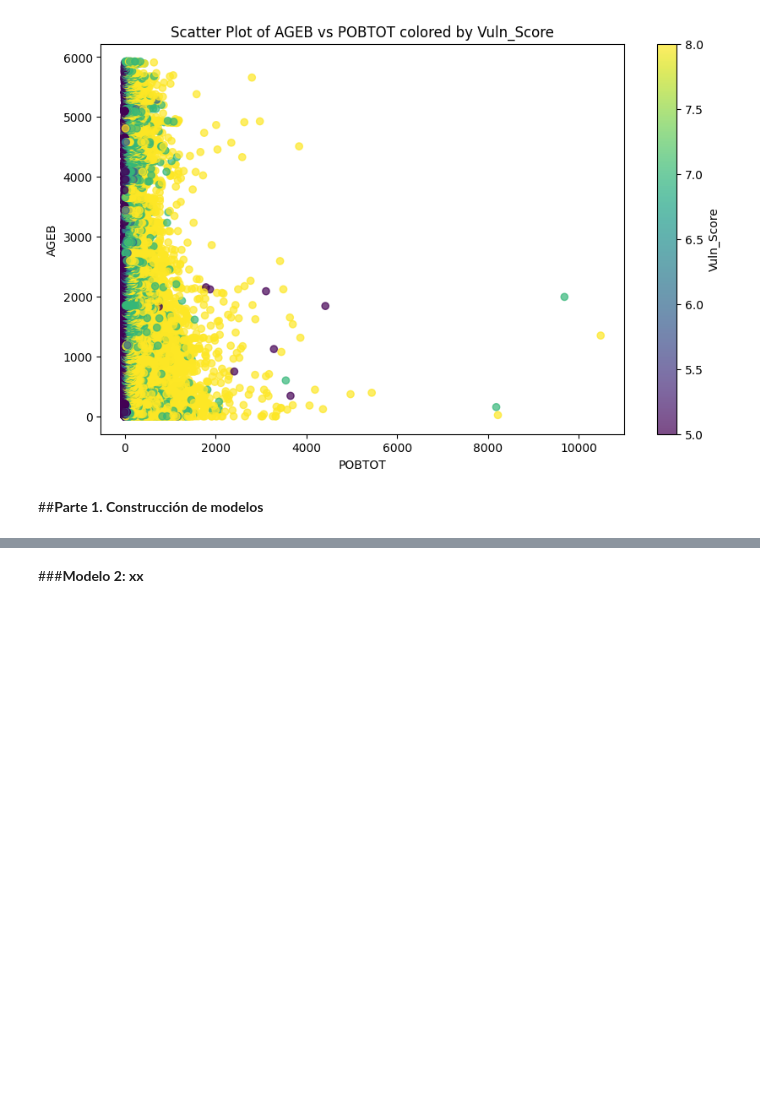
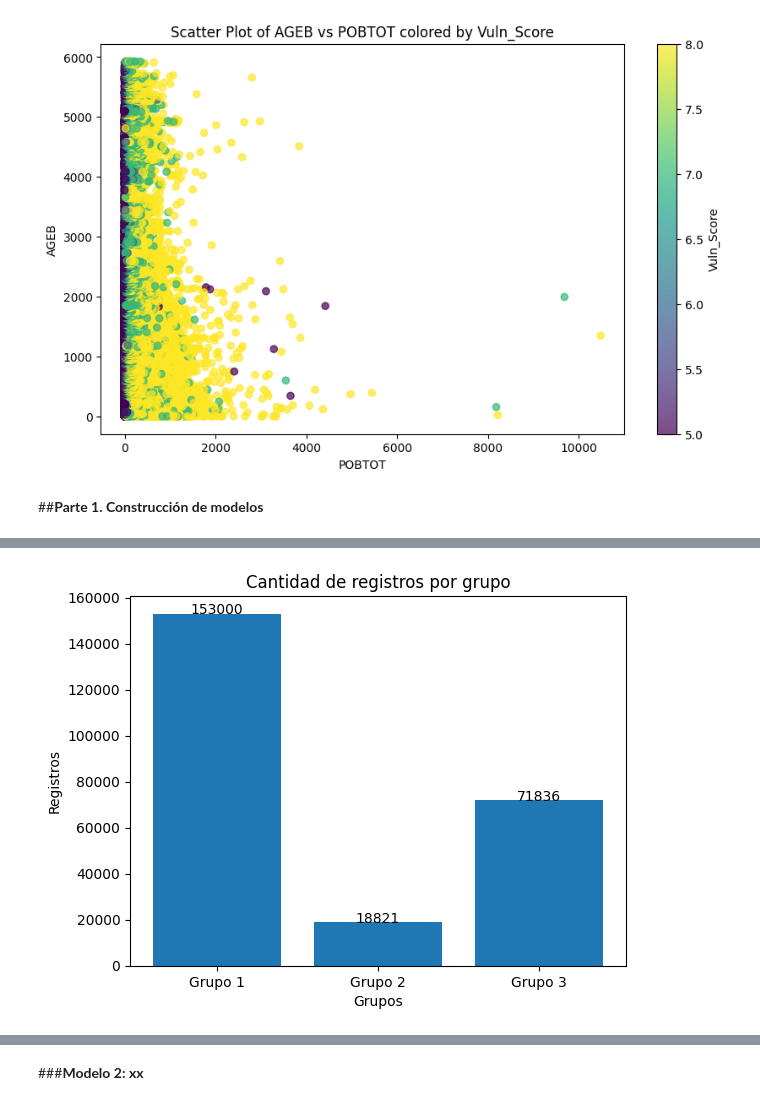
Before and after one commit to LH-1169213/IslasDeCalor, a Jupyter notebook: EDA_SCITEL_INEGI_Avance_4.ipynb, the cells around one changed output, grey strips where cells are left out. Saved outputs shown, nothing was run; the diff lists cells and outputs as text; code cells hidden in the pictures; blank space fills up the shorter version.

```diff
--- a/EDA_SCITEL_INEGI_Avance_4.ipynb
+++ b/EDA_SCITEL_INEGI_Avance_4.ipynb
@@ -2444,0 +2470,3 @@ plt.show()
+# %%
+kmeans = KMeans(n_clusters=3, random_state=1)
+y_kmeans = kmeans.fit_predict(vuln_df[['AGEB','POBTOT']])
@@ -2444,0 +2489,14 @@ plt.show()
+# %%
+#Se comienza en cero para evitar un problema con los índices de Python
+for i in range(0,3):
+  exec("c" + str(i) + '=kmeans.cluster_centers_[i]')
+# %%
+grupos=['Grupo 1','Grupo 2','Grupo 3']
+plt.bar(grupos,clusterCount)
+plt.xlabel('Grupos')
+plt.ylabel('Registros')
+plt.title('Cantidad de registros por grupo')
+for i in range(len(clusterCount)):
+        plt.text(i, clusterCount[i], clusterCount[i], ha = 'center')
+# %% [output]
+[figure, added]
```
Also changed, not shown: parts of 9 cells of this notebook.
